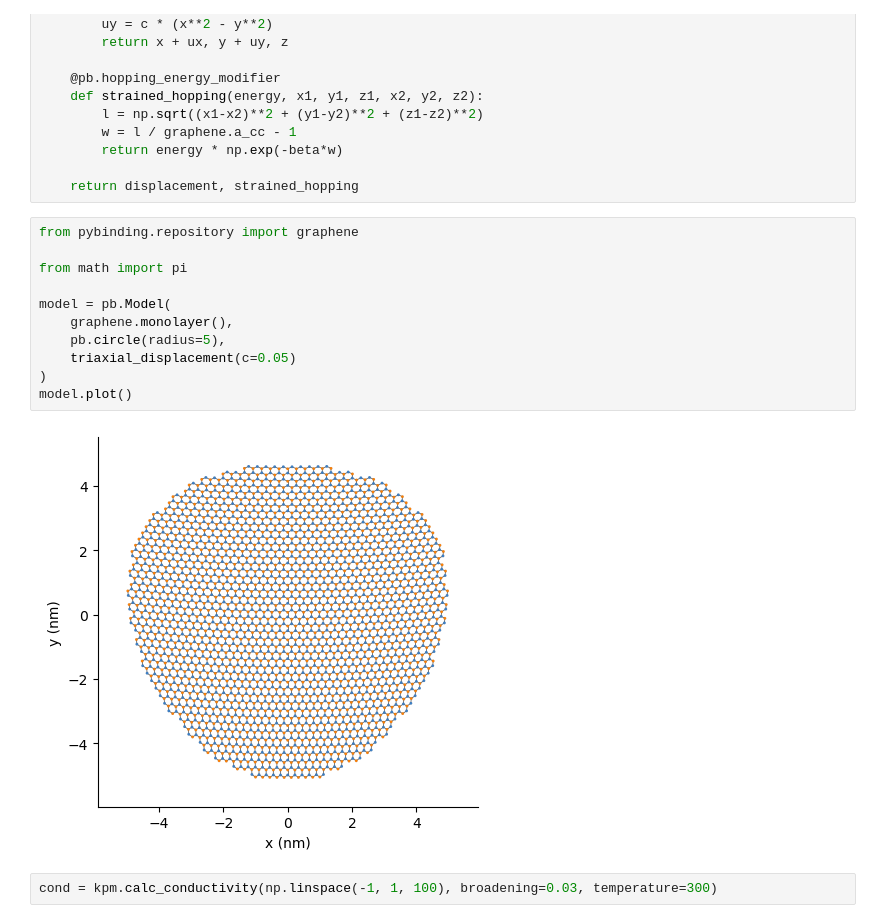
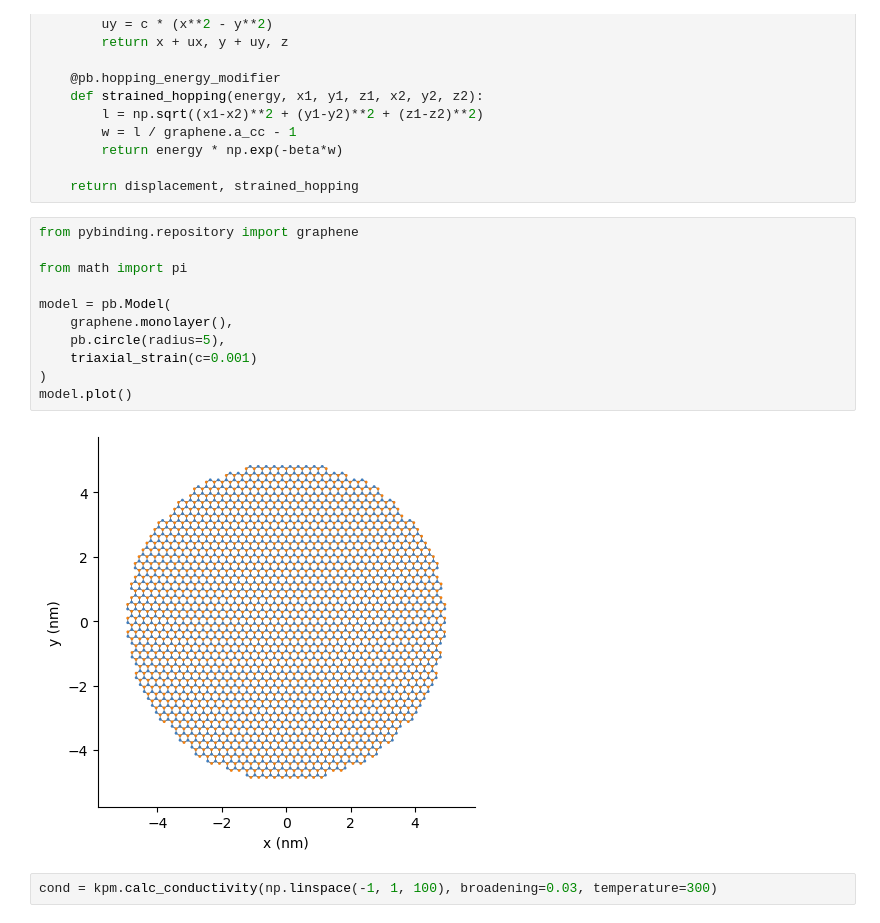
Before and after one commit to dreycenfoiles/MSE-485-Project, a Jupyter notebook: Tutorial.ipynb, the cells around one changed output. Saved outputs shown, nothing was run; the diff lists cells and outputs as text.

```diff
--- a/Tutorial.ipynb
+++ b/Tutorial.ipynb
@@ -21,15 +21,15 @@ def triaxial_strain(c, beta=3.37):
 # %%
 from pybinding.repository import graphene
 
 from math import pi
 
 model = pb.Model(
     graphene.monolayer(),
     pb.circle(radius=5),
-    triaxial_displacement(c=0.05)
+    triaxial_strain(c=0.001)
 )
 model.plot()
 # %% [output]
-[figure, old version]
+[figure, new version]
 # %%
 cond = kpm.calc_conductivity(np.linspace(-1, 1, 100), broadening=0.03, temperature=300)
```
Also changed, not shown: parts of 2 cells of this notebook, 1 other file.
